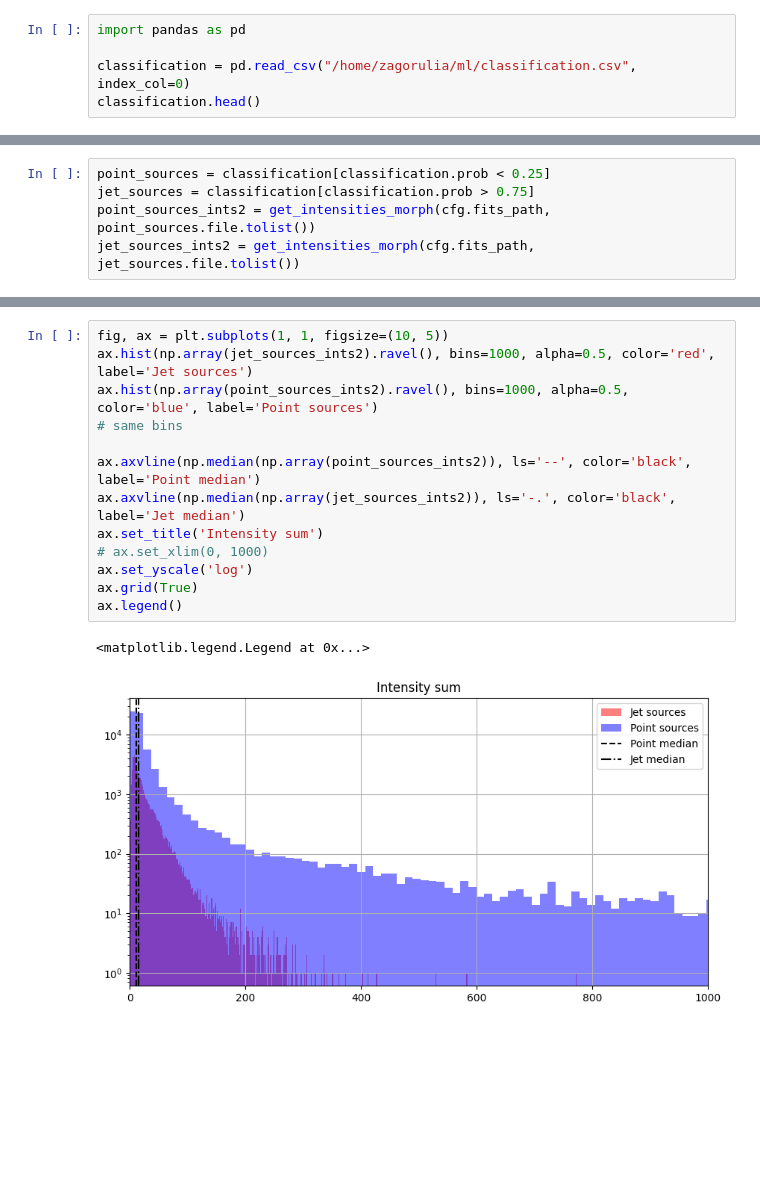
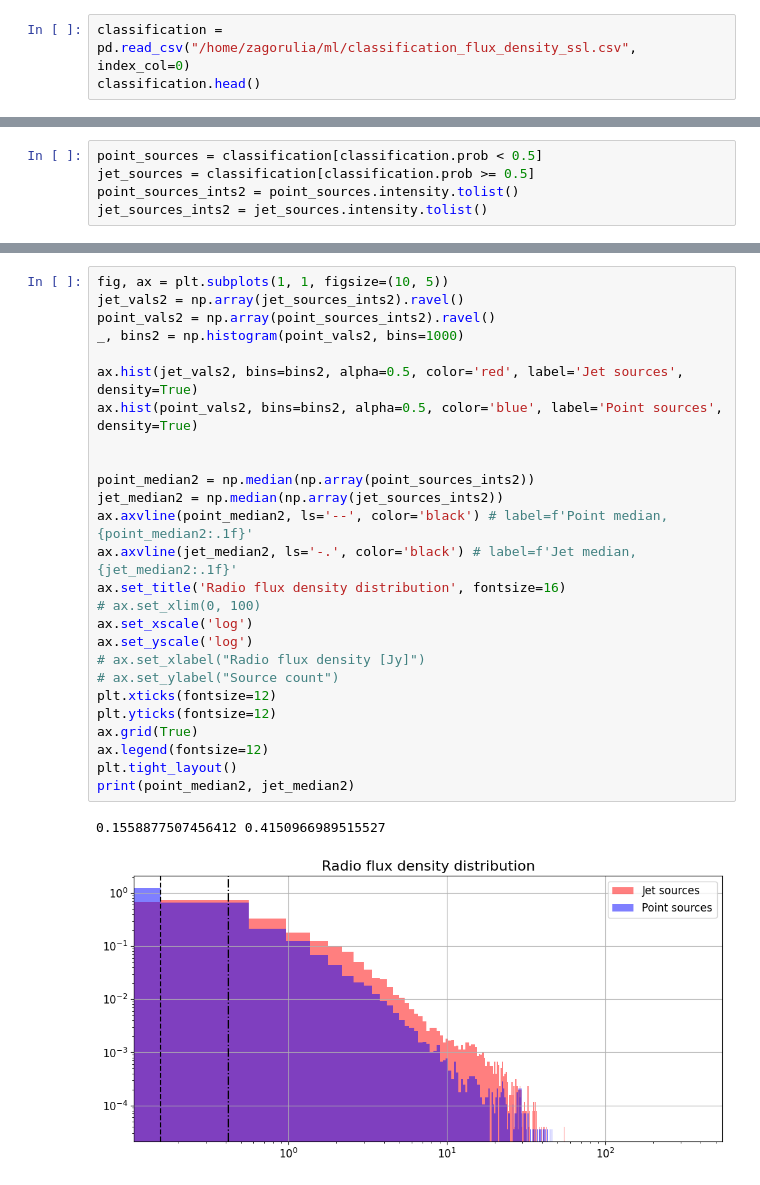
Before and after one commit to dimicorn/astrogeo_image_classifier, a Jupyter notebook: notebooks/integral_intensity.ipynb, the cells around one changed output, grey strips where cells are left out. Drawn from its saved outputs; the diff is of its cells as text; blank space fills up the shorter version.

```diff
--- a/notebooks/integral_intensity.ipynb
+++ b/notebooks/integral_intensity.ipynb
@@ -32,6 +32,4 @@ def get_intensities_morph(root_dir: str, files: list[str]) -> list:
 # %%
-import pandas as pd
-
-classification = pd.read_csv("/home/zagorulia/ml/classification.csv", index_col=0)
+classification = pd.read_csv("/home/zagorulia/ml/classification_flux_density_ssl.csv", index_col=0)
 classification.head()
 # %% [output]
@@ -50,6 +48,6 @@ pred
 Name: count, dtype: int64
 # %%
-point_sources = classification[classification.prob < 0.25]
-jet_sources = classification[classification.prob > 0.75]
-point_sources_ints2 = get_intensities_morph(cfg.fits_path, point_sources.file.tolist())
-jet_sources_ints2 = get_intensities_morph(cfg.fits_path, jet_sources.file.tolist())
+point_sources = classification[classification.prob < 0.5]
+jet_sources = classification[classification.prob >= 0.5]
+point_sources_ints2 = point_sources.intensity.tolist()
+jet_sources_ints2 = jet_sources.intensity.tolist()
@@ -77,17 +76,30 @@ ax.legend()
 # %%
 fig, ax = plt.subplots(1, 1, figsize=(10, 5))
-ax.hist(np.array(jet_sources_ints2).ravel(), bins=1000, alpha=0.5, color='red', label='Jet sources')
-ax.hist(np.array(point_sources_ints2).ravel(), bins=1000, alpha=0.5, color='blue', label='Point sources')
-# same bins
+jet_vals2 = np.array(jet_sources_ints2).ravel()
+point_vals2 = np.array(point_sources_ints2).ravel()
+_, bins2 = np.histogram(point_vals2, bins=1000)
 
-ax.axvline(np.median(np.array(point_sources_ints2)), ls='--', color='black', label='Point median')
-ax.axvline(np.median(np.array(jet_sources_ints2)), ls='-.', color='black', label='Jet median')
-ax.set_title('Intensity sum')
-# ax.set_xlim(0, 1000)
+ax.hist(jet_vals2, bins=bins2, alpha=0.5, color='red', label='Jet sources', density=True)
+ax.hist(point_vals2, bins=bins2, alpha=0.5, color='blue', label='Point sources', density=True)
+
+
+point_median2 = np.median(np.array(point_sources_ints2))
+jet_median2 = np.median(np.array(jet_sources_ints2))
+ax.axvline(point_median2, ls='--', color='black') # label=f'Point median, {point_median2:.1f}'
+ax.axvline(jet_median2, ls='-.', color='black') # label=f'Jet median, {jet_median2:.1f}'
+ax.set_title('Radio flux density distribution', fontsize=16)
+# ax.set_xlim(0, 100)
+ax.set_xscale('log')
 ax.set_yscale('log')
+# ax.set_xlabel("Radio flux density [Jy]")
+# ax.set_ylabel("Source count")
+plt.xticks(fontsize=12)
+plt.yticks(fontsize=12)
 ax.grid(True)
-ax.legend()
+ax.legend(fontsize=12)
+plt.tight_layout()
+print(point_median2, jet_median2)
 # %% [output]
-<matplotlib.legend.Legend at 0x...>
+0.1558877507456412 0.4150966989515527
-[figure, old version]
+[figure, new version]
 # %%
```
Also changed, not shown: parts of 12 cells of this notebook, 6 other files.
